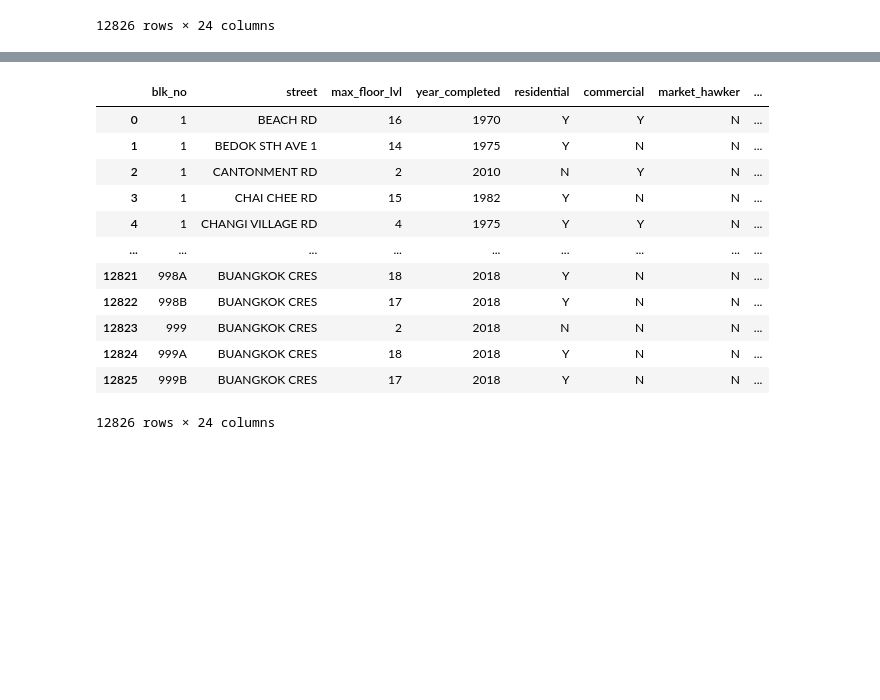
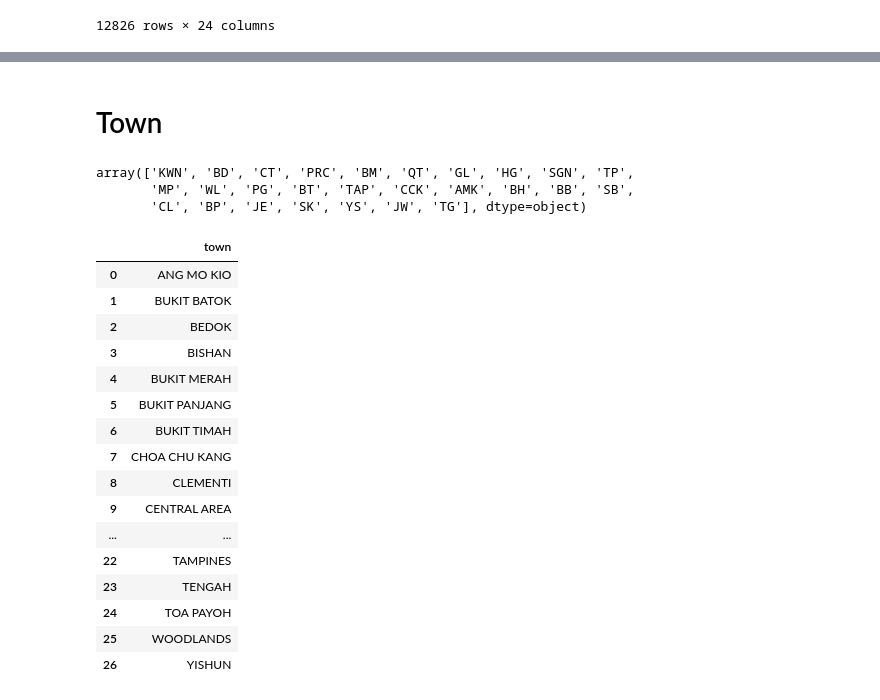
Before and after one commit to dylanlo8/Dagger, a Jupyter notebook: test.ipynb, the cells around one changed output, grey strips where cells are left out. Saved outputs shown, nothing was run; the diff lists cells and outputs as text; code cells hidden in the pictures; blank space fills up the shorter version.

```diff
--- a/test.ipynb
+++ b/test.ipynb
@@ -152,16 +193,17 @@ postal_codes = onemap_api(buildings)
+# %% [markdown]
+# Town
+# %%
+town_mapping = {
+        'AMK': 'ANG MO KIO', 'BB': 'BUKIT BATOK', 'BD': 'BEDOK', 'BH': 'BISHAN', 'BM': 'BUKIT MERAH',
+        'BP': 'BUKIT PANJANG', 'BT': 'BUKIT TIMAH', 'CCK': 'CHOA CHU KANG', 'CL': 'CLEMENTI', 'CT': 'CENTRAL AREA',
+        'GL': 'GEYLANG', 'HG': 'HOUGANG', 'JE': 'JURONG EAST', 'JW': 'JURONG WEST', 'KWN': 'KALLANG/WHAMPOA',
+        'MP': 'MARINE PARADE', 'PG': 'PUNGGOL', 'PRC': 'PASIR RIS', 'QT': 'QUEENSTOWN', 'SB': 'SEMBAWANG',
+        'SGN': 'SERANGOON', 'SK': 'SENGKANG', 'TAP': 'TAMPINES', 'TG': 'TENGAH', 'TP' : 'TOA PAYOH' ,
+        'WL' : 'WOODLANDS' , 'YS' : 'YISHUN'
+}
 # %%
-buildings
+buildings['bldg_contract_town'].unique()
 # %% [output]
-|  | blk_no | street | max_floor_lvl | year_completed | residential | commercial | market_hawker | ... |
-| 0 | 1 | BEACH RD | 16 | 1970 | Y | Y | N | ... |
-| 1 | 1 | BEDOK STH AVE 1 | 14 | 1975 | Y | N | N | ... |
-| 2 | 1 | CANTONMENT RD | 2 | 2010 | N | Y | N | ... |
-| 3 | 1 | CHAI CHEE RD | 15 | 1982 | Y | N | N | ... |
-| 4 | 1 | CHANGI VILLAGE RD | 4 | 1975 | Y | Y | N | ... |
-| ... | ... | ... | ... | ... | ... | ... | ... | ... |
-| 12821 | 998A | BUANGKOK CRES | 18 | 2018 | Y | N | N | ... |
-| 12822 | 998B | BUANGKOK CRES | 17 | 2018 | Y | N | N | ... |
-| 12823 | 999 | BUANGKOK CRES | 2 | 2018 | N | N | N | ... |
-| 12824 | 999A | BUANGKOK CRES | 18 | 2018 | Y | N | N | ... |
-| 12825 | 999B | BUANGKOK CRES | 17 | 2018 | Y | N | N | ... |
-12826 rows × 24 columns
+array(['KWN', 'BD', 'CT', 'PRC', 'BM', 'QT', 'GL', 'HG', 'SGN', 'TP',
+       'MP', 'WL', 'PG', 'BT', 'TAP', 'CCK', 'AMK', 'BH', 'BB', 'SB',
+       'CL', 'BP', 'JE', 'SK', 'YS', 'JW', 'TG'], dtype=object)
@@ -177,0 +210,23 @@ def transform_buildings(buildings):
+# %%
+def load_town(town_mapping):
+    return pd.DataFrame(list(town_mapping.values()), columns = ['town'])
+
+load_town(town_mapping)
+# %% [output]
+|  | town |
+| 0 | ANG MO KIO |
+| 1 | BUKIT BATOK |
+| 2 | BEDOK |
+| 3 | BISHAN |
+| 4 | BUKIT MERAH |
+| 5 | BUKIT PANJANG |
+| 6 | BUKIT TIMAH |
+| 7 | CHOA CHU KANG |
+| 8 | CLEMENTI |
+| 9 | CENTRAL AREA |
+| ... | ... |
+| 22 | TAMPINES |
+| 23 | TENGAH |
+| 24 | TOA PAYOH |
+| 25 | WOODLANDS |
+| 26 | YISHUN |
```
Also changed, not shown: parts of 19 cells of this notebook.
